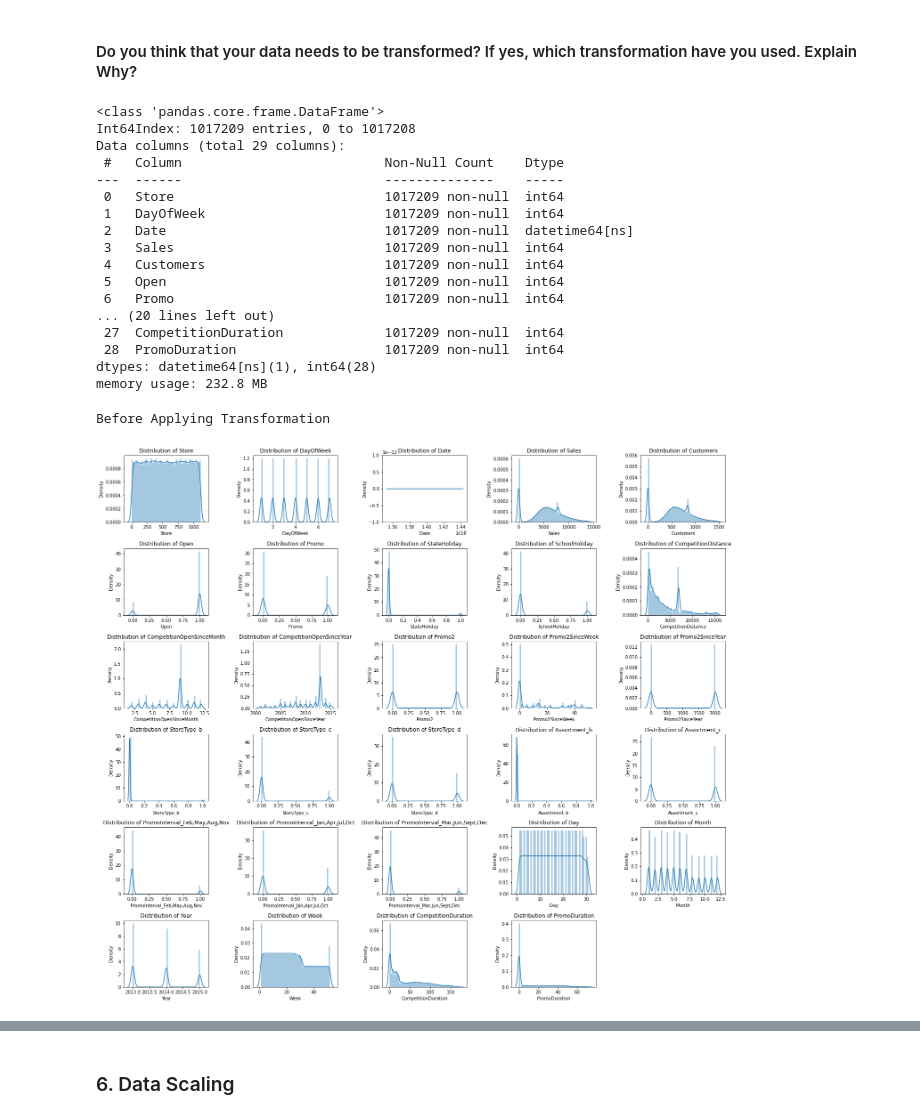
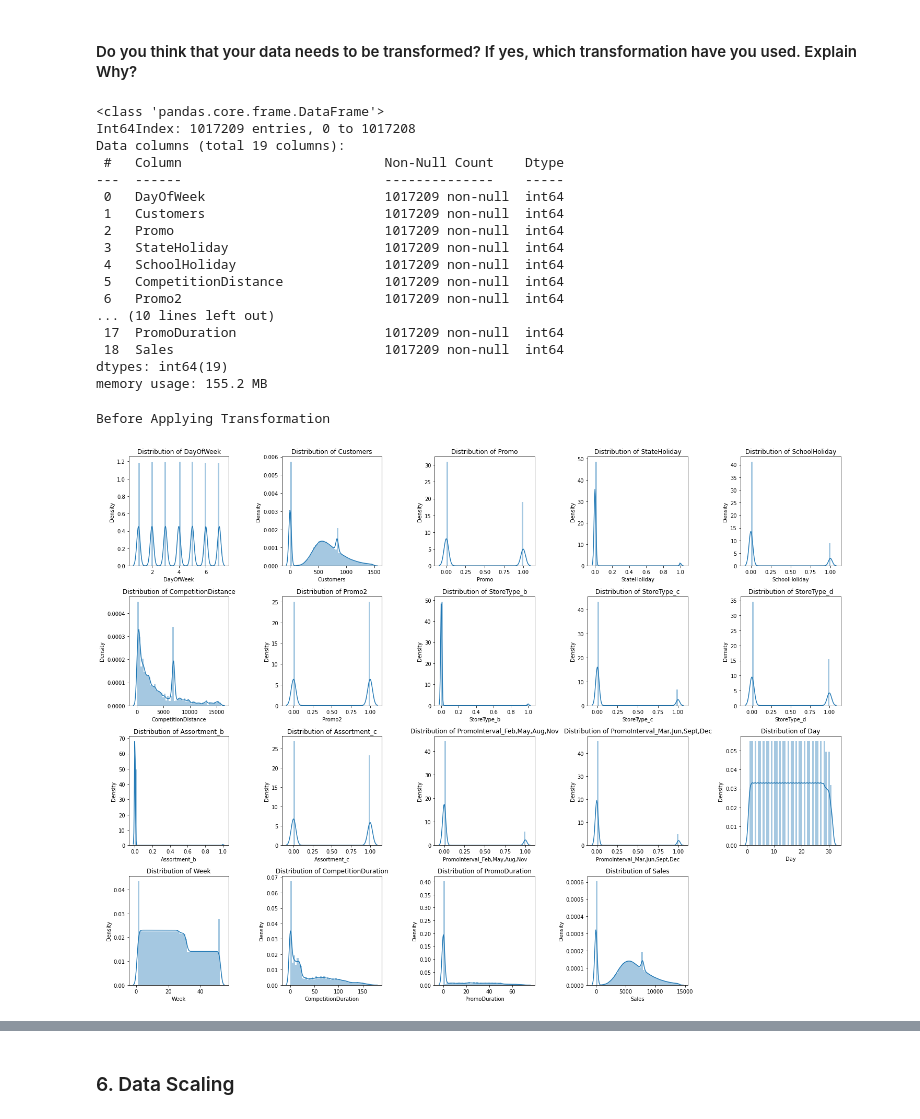
Before and after one commit to Shahrukh2016/Retail_Sales_Prediction, a Jupyter notebook: IndividualColab_RetailSalesPrediction.ipynb, the cells around one changed output, grey strips where cells are left out. Cells and saved outputs as stored; diff of their text form; code cells hidden in the pictures.

```diff
--- a/IndividualColab_RetailSalesPrediction.ipynb
+++ b/IndividualColab_RetailSalesPrediction.ipynb
@@ -1706,0 +1735,3 @@ calc_vif(df_new[[i for i in df_new.describe().columns if i not in ["Store", "Sal
+# %%
+# New Dataframe which will be our final dataframe
+final_df = df_new[["DayOfWeek", "Customers","Promo","StateHoliday","SchoolHoliday","CompetitionDistance","Promo2","StoreType_b","StoreType_c","StoreType_d","Assortment_b","Assortment_c","PromoInterval_Feb,May,Aug,Nov","PromoInterval_Mar,Jun,Sept,Dec","Day","Week","CompetitionDuration","PromoDuration", "Sales"]]
@@ -1725,34 +1777,34 @@ Answer Here.
 # %% [markdown]
 #### Do you think that your data needs to be transformed? If yes, which transformation have you used. Explain Why?
 # %%
-df_new.info()
+final_df.info()
 # %% [output]
 <class 'pandas.core.frame.DataFrame'>
 Int64Index: 1017209 entries, 0 to 1017208
-Data columns (total 29 columns):
+Data columns (total 19 columns):
  #   Column                          Non-Null Count    Dtype
 ---  ------                          --------------    -----
- 0   Store                           1017209 non-null  int64
- 1   DayOfWeek                       1017209 non-null  int64
- 2   Date                            1017209 non-null  datetime64[ns]
- 3   Sales                           1017209 non-null  int64
- 4   Customers                       1017209 non-null  int64
- 5   Open                            1017209 non-null  int64
- 6   Promo                           1017209 non-null  int64
-... (20 lines left out)
- 27  CompetitionDuration             1017209 non-null  int64
- 28  PromoDuration                   1017209 non-null  int64
-dtypes: datetime64[ns](1), int64(28)
-memory usage: 232.8 MB
+ 0   DayOfWeek                       1017209 non-null  int64
+ 1   Customers                       1017209 non-null  int64
+ 2   Promo                           1017209 non-null  int64
+ 3   StateHoliday                    1017209 non-null  int64
+ 4   SchoolHoliday                   1017209 non-null  int64
+ 5   CompetitionDistance             1017209 non-null  int64
+ 6   Promo2                          1017209 non-null  int64
+... (10 lines left out)
+ 17  PromoDuration                   1017209 non-null  int64
+ 18  Sales                           1017209 non-null  int64
+dtypes: int64(19)
+memory usage: 155.2 MB
 # %%
-# Transform Your data
-plt.figure(figsize=(20,20))
+# Checking the distribution of each variable of our final dataframe
+plt.figure(figsize=(20,15))
 print("Before Applying Transformation")
-for n,col in enumerate(df_new.columns):
-  plt.subplot(7,5,n+1)
-  sns.distplot(df_new[col])
+for n,col in enumerate(final_df.columns):
+  plt.subplot(4,5,n+1)
+  sns.distplot(final_df[col])
   plt.title(f'Distribution of {col}')
   plt.tight_layout()
 # %% [output]
 Before Applying Transformation
-[figure, old version]
+[figure, new version]
```
Also changed, not shown: parts of 34 cells of this notebook.
